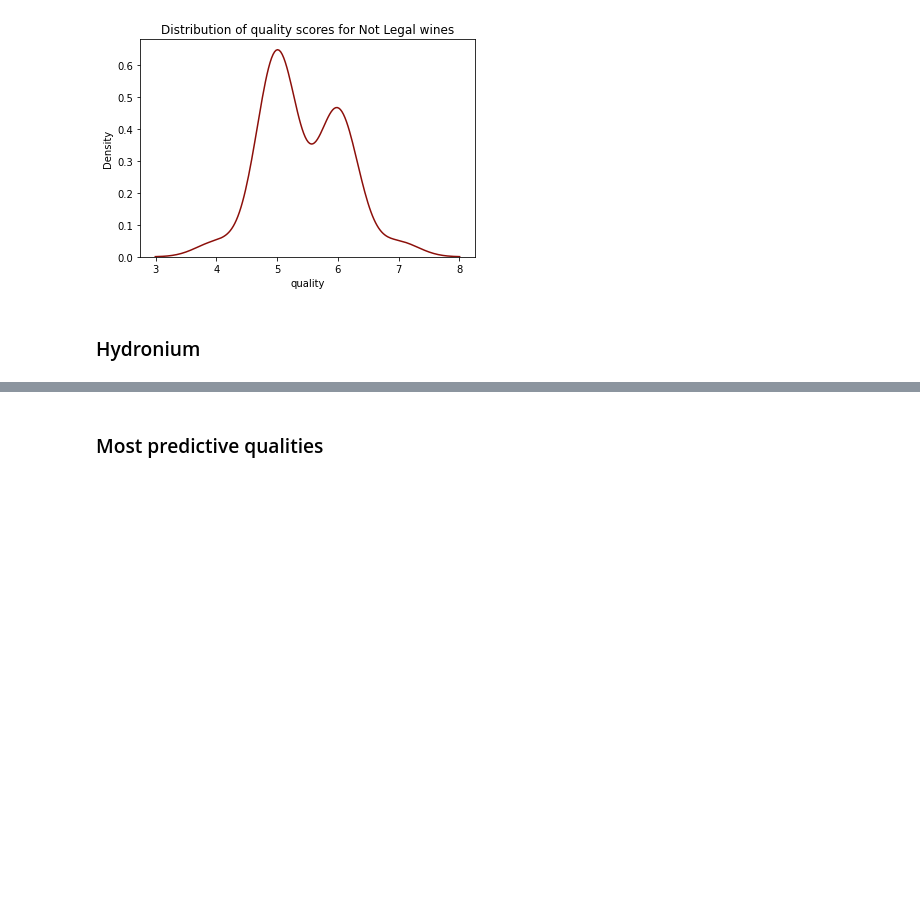
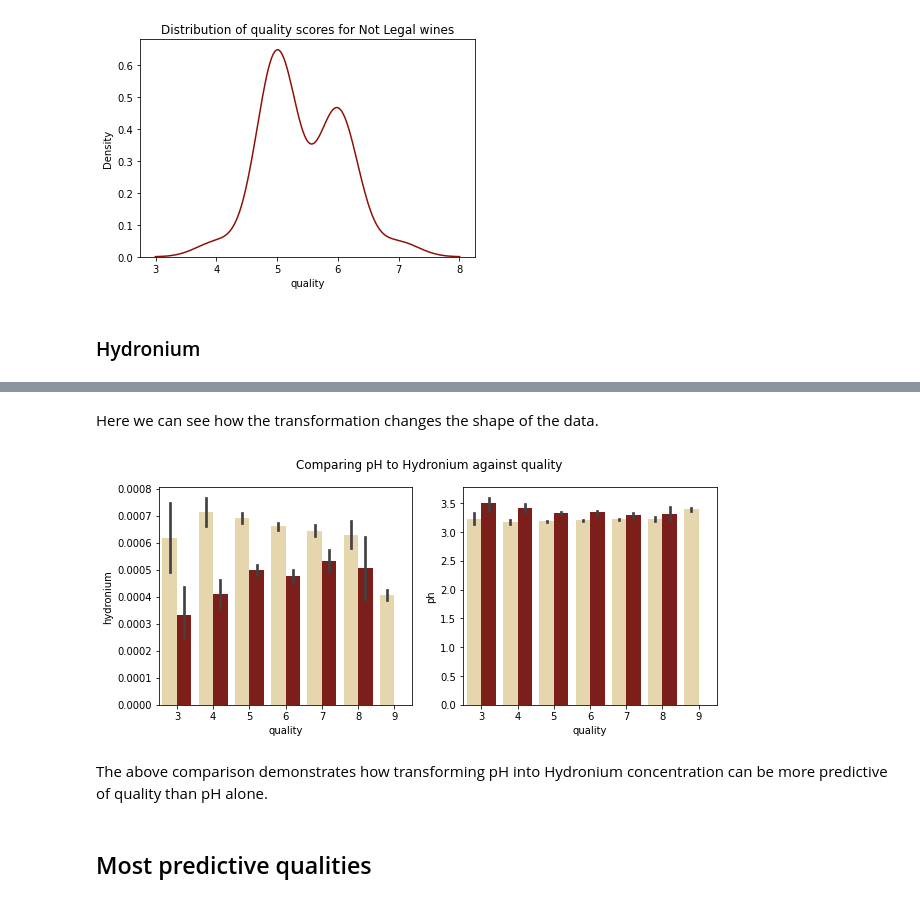
Before and after one commit to MrEnigmamgine/jtl_wine_quality, a Jupyter notebook: Final Report.ipynb, the cells around one changed output, grey strips where cells are left out. Drawn from its saved outputs; the diff is of its cells as text; code cells hidden in the pictures; blank space fills up the shorter version.

```diff
--- a/Final Report.ipynb
+++ b/Final Report.ipynb
@@ -315,2 +331,18 @@ plt.show()
+# %% [markdown]
+Here we can see how the transformation changes the shape of the data.
+# %%
+# Show comparison plot between pH and Hydronium
+sns.set_palette(wine_palette)
+fig, axes = plt.subplots(1,2, figsize=[10,4])
+sns.barplot(data=train, x='quality', y='hydronium', hue='type', ax=axes[0])
+sns.barplot(data=train, x='quality', y='ph', hue='type', ax=axes[1])
+fig.suptitle('Comparing pH to Hydronium against quality')
+for ax in axes:
+    ax.get_legend().remove()
+plt.show()
+# %% [output]
+[figure, added]
+# %% [markdown]
+The above comparison demonstrates how transforming pH into Hydronium concentration can be more predictive of quality than pH alone.
 # %% [markdown]
-### Most predictive qualities
+## Most predictive qualities
```
Also changed, not shown: parts of 13 cells of this notebook, 1 other file.
